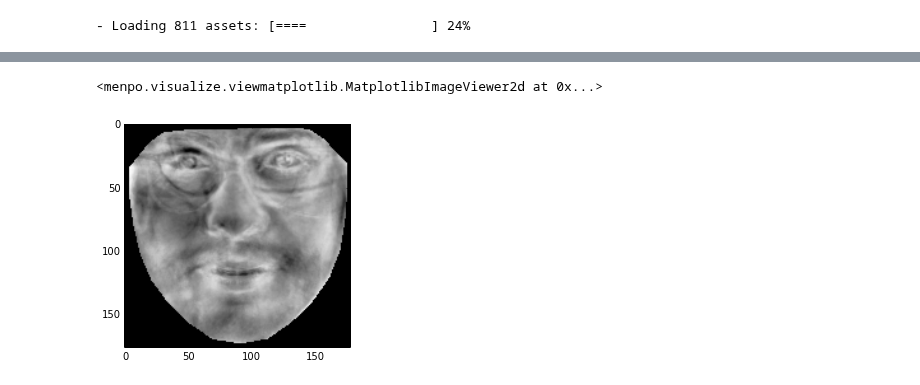
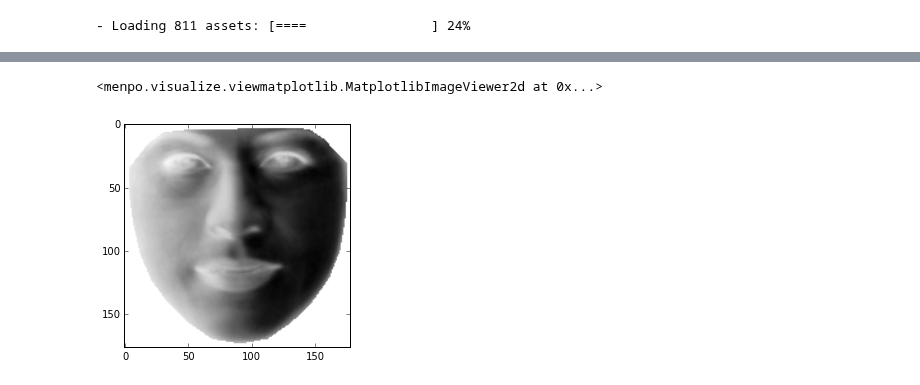
Before and after one commit to jalabort/scrap2, a Jupyter notebook: notebooks/PPCA-EM.ipynb, the cells around one changed output, grey strips where cells are left out. Cells and saved outputs as stored; diff of their text form; code cells hidden in the pictures.

```diff
--- a/notebooks/PPCA-EM.ipynb
+++ b/notebooks/PPCA-EM.ipynb
@@ -40,7 +44,6 @@ for (j, i) in enumerate(warped_images):
     X[j, :] = i.as_vector()
 # %%
 import numpy as np
-import scipy
 
 def ppca1(X, n_components=None, noise_variance_init=None, max_iter=1000, tol=1e-10):
 
@@ -52,18 +55,17 @@ def ppca1(X, n_components=None, noise_variance_init=None, max_iter=1000, tol=1e-
         else:
             n_components = n_features
 
-
     mean_ = np.mean(X, axis=0)
     X -= mean_
 
     W = np.random.randn(n_components, n_features)
 
     for i in xrange(max_iter):
-        Z = scipy.linalg.solve(np.dot(W, W.T), np.dot(W, X.T))
+        Z = np.linalg.solve(np.dot(W, W.T), np.dot(W, X.T))
 
-        nW = scipy.linalg.solve(np.dot(Z, Z.T), np.dot(Z, X))
+        nW = np.linalg.solve(np.dot(Z, Z.T), np.dot(Z, X))
 
-        e = scipy.linalg.norm(W - nW)
+        e = np.linalg.norm(W - nW)
 
         if e < tol:
             break
@@ -75,2 +123,2 @@ def ppca1(X, n_components=None, noise_variance_init=None, max_iter=1000, tol=1e-
 # %%
-mean, W, Z = ppca1(X, n_components=10)
+mean, W, Z, sigma2 = ppca1(X, n_components=5)
@@ -76,0 +143,4 @@ mean, W, Z = ppca1(X, n_components=10)
+# %%
+U, S, V = np.linalg.svd(W.dot(W.T))
+# %%
+Up = W.T.dot(np.linalg.inv(V)).dot(np.diag((S**-0.5)))
@@ -77,7 +160,8 @@ mean, W, Z = ppca1(X, n_components=10)
 # %%
 img = warped_images[0].copy()
 
-img.from_vector(W[45, :]).view()
+
+img.from_vector(Up[:, 0]).view()
 # %% [output]
 <menpo.visualize.viewmatplotlib.MatplotlibImageViewer2d at 0x...>
-[figure, old version]
+[figure, new version]
```
Also changed, not shown: parts of 11 cells of this notebook, 1 other file.
